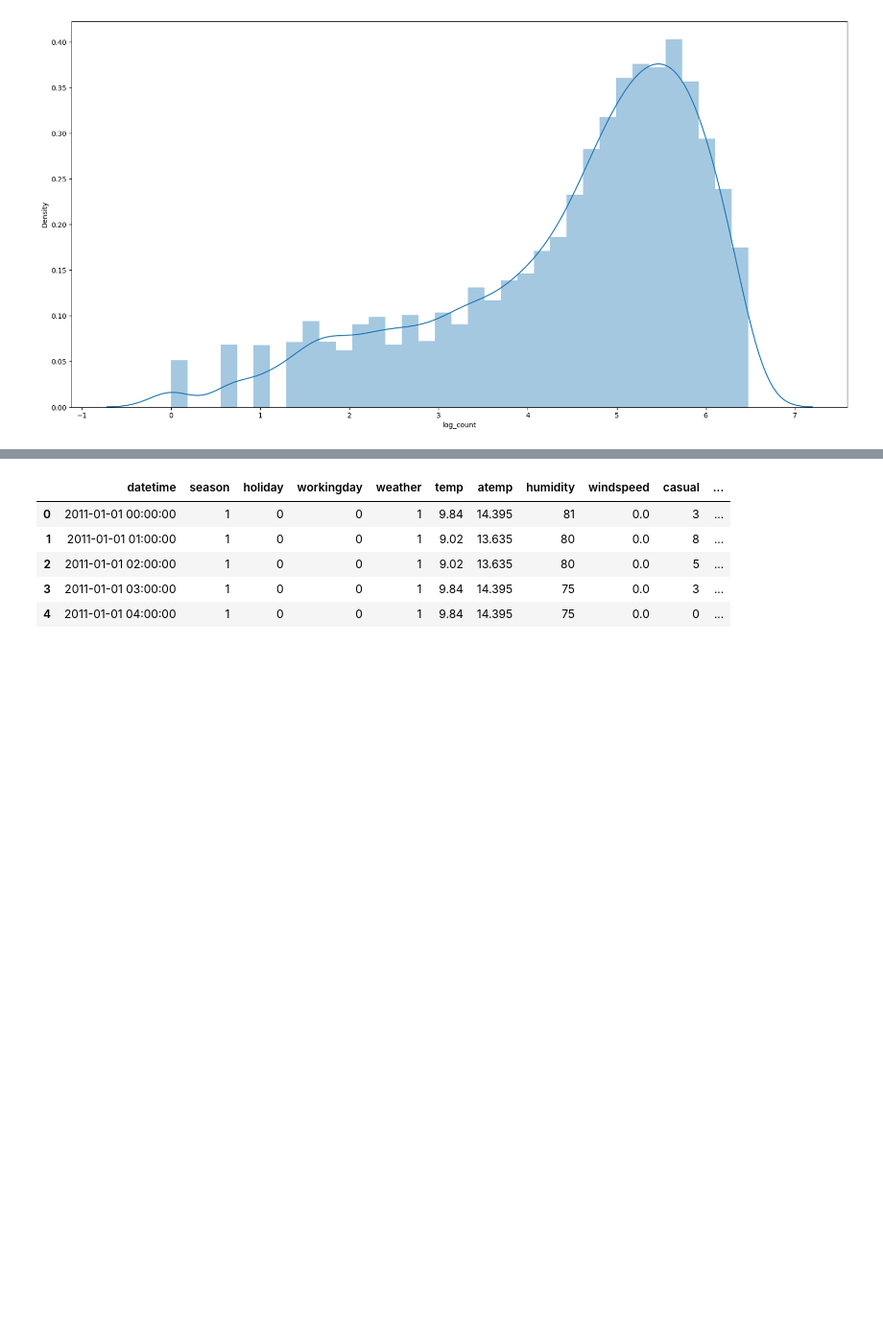
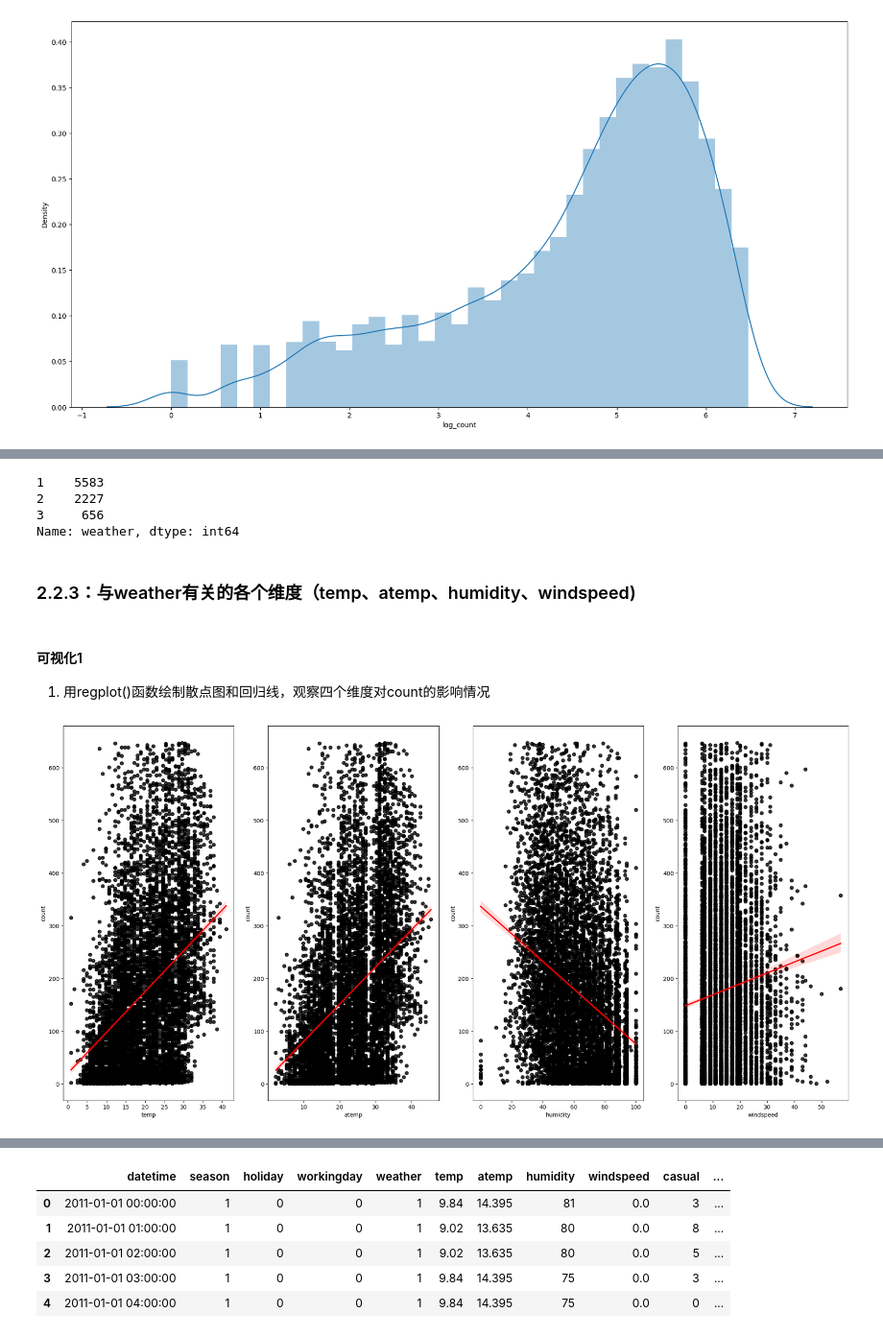
Before and after one commit to jaaaain/Bike_sharing, a Jupyter notebook: 共享单车项目/Bike_sharing.ipynb, the cells around one changed output, grey strips where cells are left out. Shown at 96% size. Cells and saved outputs as stored; diff of their text form; code cells hidden in the pictures; blank space fills up the shorter version.

```diff
--- a/共享单车项目/Bike_sharing.ipynb
+++ b/共享单车项目/Bike_sharing.ipynb
@@ -189,0 +279,26 @@ plt.show();
+# %%
+df_train['weather'].value_counts()
+# %% [output]
+1    5583
+2    2227
+3     656
+Name: weather, dtype: int64
+# %% [markdown]
+### 2.2.3：与weather有关的各个维度（temp、atemp、humidity、windspeed)
+# %% [markdown]
+#### 可视化1
+1. 用regplot()函数绘制散点图和回归线，观察四个维度对count的影响情况
+# %%
+weather_data=df_train[['count','temp','atemp','humidity','windspeed']]
+fig=plt.figure(figsize=(25,12))
+axes=fig.add_subplot(1,4,1)
+sns.regplot(data=weather_data,x='temp',y='count',ax=axes,scatter_kws={"color":"black"},line_kws={"color":"red"})
+axes = fig.add_subplot(1, 4, 2)
+sns.regplot(data=weather_data, x='atemp', y='count', ax=axes, scatter_kws={"color": "black"}, line_kws={"color": "red"})
+axes = fig.add_subplot(1, 4, 3)
+sns.regplot(data=weather_data, x='humidity', y='count', ax=axes, scatter_kws={"color": "black"}, line_kws={"color": "red"})
+axes = fig.add_subplot(1, 4, 4)
+sns.regplot(data=weather_data, x='windspeed', y='count', ax=axes, scatter_kws={"color": "black"}, line_kws={"color": "red"})
+plt.show();
+# %% [output]
+[figure, added]
```
Also changed, not shown: parts of 51 cells of this notebook.
